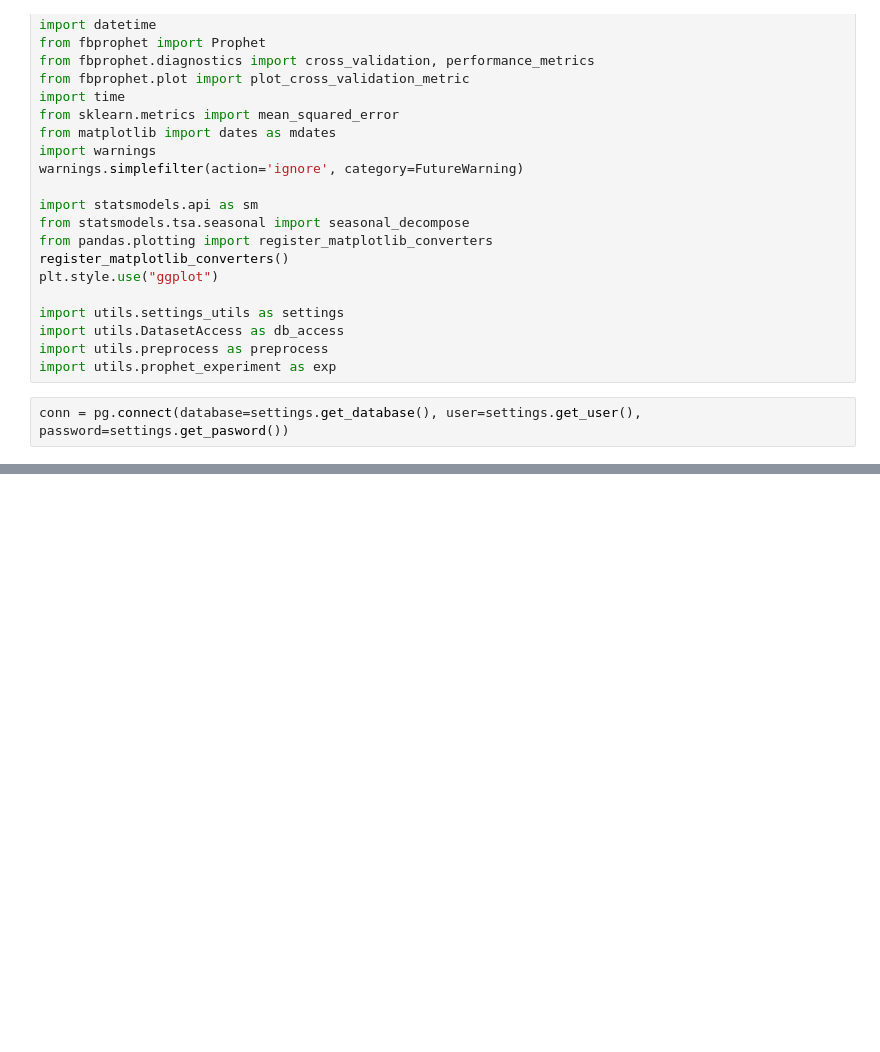
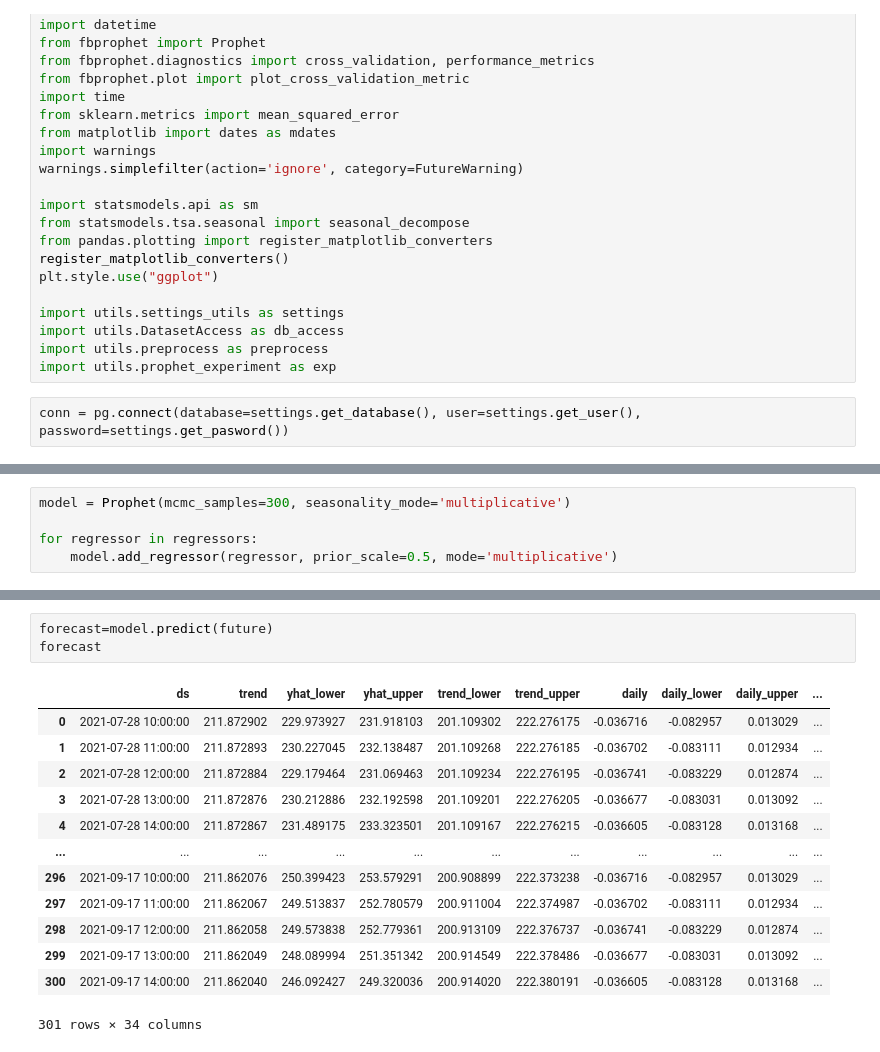
Before and after one commit to Biksbois/BiksStonks, a Jupyter notebook: Forcasting_Models/multivariant_prophet.ipynb, the cells around one changed output, grey strips where cells are left out. Drawn from its saved outputs; the diff is of its cells as text; blank space fills up the shorter version.

```diff
--- a/Forcasting_Models/multivariant_prophet.ipynb
+++ b/Forcasting_Models/multivariant_prophet.ipynb
@@ -37,0 +60,5 @@ ds.head()
+# %%
+model = Prophet(mcmc_samples=300, seasonality_mode='multiplicative')
+
+for regressor in regressors:
+    model.add_regressor(regressor, prior_scale=0.5, mode='multiplicative')
@@ -37,0 +101,17 @@ ds.head()
+# %%
+forecast=model.predict(future)
+forecast
+# %% [output]
+|  | ds | trend | yhat_lower | yhat_upper | trend_lower | trend_upper | daily | daily_lower | daily_upper | ... |
+| 0 | 2021-07-28 10:00:00 | 211.872902 | 229.973927 | 231.918103 | 201.109302 | 222.276175 | -0.036716 | -0.082957 | 0.013029 | ... |
+| 1 | 2021-07-28 11:00:00 | 211.872893 | 230.227045 | 232.138487 | 201.109268 | 222.276185 | -0.036702 | -0.083111 | 0.012934 | ... |
+| 2 | 2021-07-28 12:00:00 | 211.872884 | 229.179464 | 231.069463 | 201.109234 | 222.276195 | -0.036741 | -0.083229 | 0.012874 | ... |
+| 3 | 2021-07-28 13:00:00 | 211.872876 | 230.212886 | 232.192598 | 201.109201 | 222.276205 | -0.036677 | -0.083031 | 0.013092 | ... |
+| 4 | 2021-07-28 14:00:00 | 211.872867 | 231.489175 | 233.323501 | 201.109167 | 222.276215 | -0.036605 | -0.083128 | 0.013168 | ... |
+| ... | ... | ... | ... | ... | ... | ... | ... | ... | ... | ... |
+| 296 | 2021-09-17 10:00:00 | 211.862076 | 250.399423 | 253.579291 | 200.908899 | 222.373238 | -0.036716 | -0.082957 | 0.013029 | ... |
+| 297 | 2021-09-17 11:00:00 | 211.862067 | 249.513837 | 252.780579 | 200.911004 | 222.374987 | -0.036702 | -0.083111 | 0.012934 | ... |
+| 298 | 2021-09-17 12:00:00 | 211.862058 | 249.573838 | 252.779361 | 200.913109 | 222.376737 | -0.036741 | -0.083229 | 0.012874 | ... |
+| 299 | 2021-09-17 13:00:00 | 211.862049 | 248.089994 | 251.351342 | 200.914549 | 222.378486 | -0.036677 | -0.083031 | 0.013092 | ... |
+| 300 | 2021-09-17 14:00:00 | 211.862040 | 246.092427 | 249.320036 | 200.914020 | 222.380191 | -0.036605 | -0.083128 | 0.013168 | ... |
+301 rows × 34 columns
```
Also changed, not shown: parts of 9 cells of this notebook, 1 other file.
